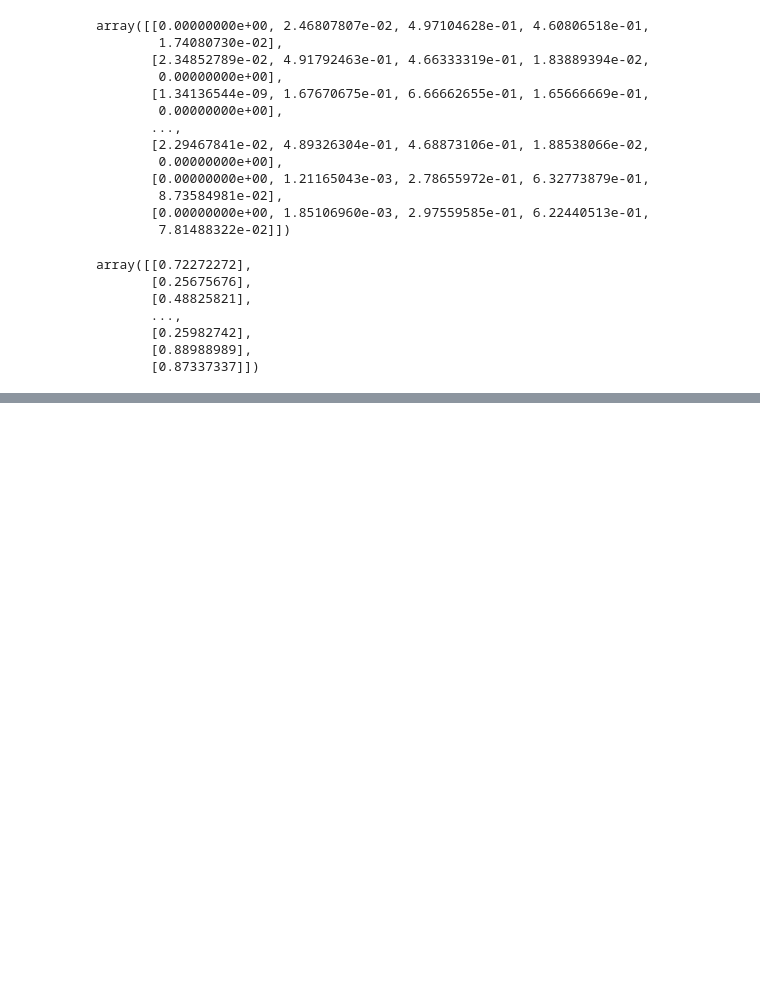
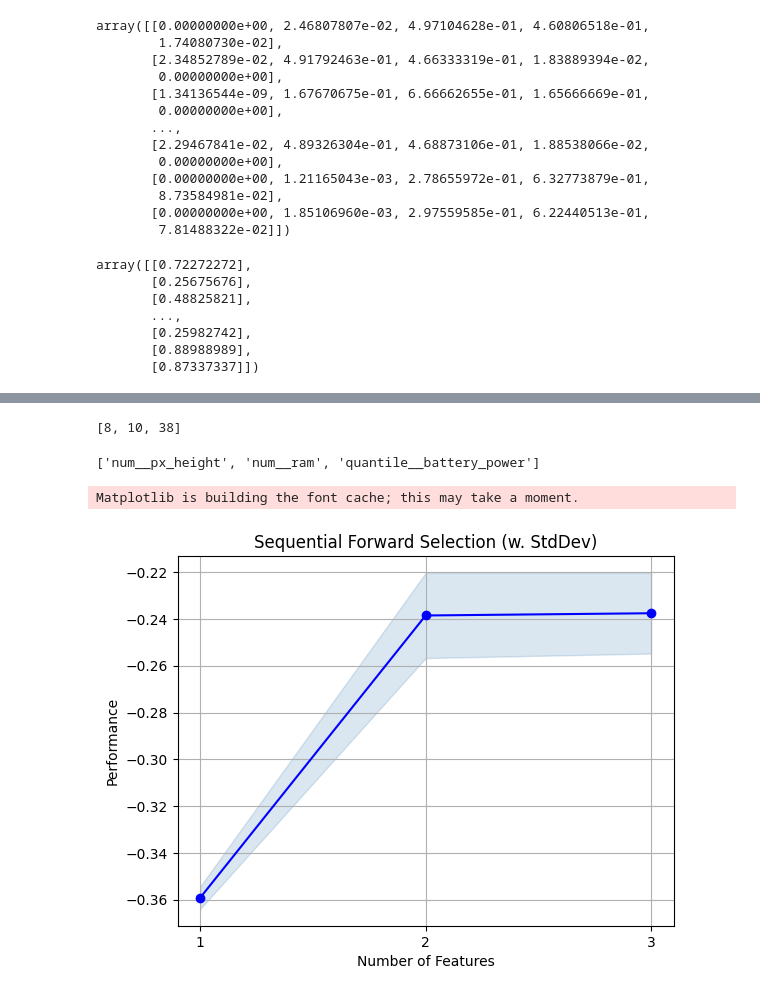
Before and after one commit to Alexandr-Fenske/IIS-lab1, a Jupyter notebook: research/research.ipynb, the cells around one changed output, grey strips where cells are left out. Drawn from its saved outputs; the diff is of its cells as text; code cells hidden in the pictures; blank space fills up the shorter version.

```diff
--- a/research/research.ipynb
+++ b/research/research.ipynb
@@ -339,0 +426,3 @@ assert (run.info.status =='FINISHED')
+# %%
+rfe_idx = rfe_skl_selector.support_
+rfe_idx
@@ -339,0 +443,19 @@ assert (run.info.status =='FINISHED')
+# %%
+class ColumnExtractor(object):
+
+    def __init__(self, cols):
+        self.cols = cols
+
+    def transform(self, X):
+        return X[:,self.cols]
+
+    def fit(self, X, y=None):
+        return self
+# %%
+rfe_skl_pipeline = Pipeline(steps=[
+    ('preprocessor', preprocessor_sklearn),
+    ('rfe_extractor', ColumnExtractor(rfe_idx)),
+    ('model', classifier)
+])
+
+rfe_skl_pipeline.fit(X_train, y_train)
@@ -347,0 +513,9 @@ NameError: name 'X_train_sklearn' is not defined
+# %%
+sfs = SequentialFeatureSelector(RandomForestClassifier(n_estimators=3),
+                                k_features=3,
+                                forward=True,
+                                floating=False, # True to drop selected features
+                                scoring='neg_mean_absolute_error',
+                                cv=2)
+
+sfs.fit(X_train_fe_sklearn,y_train)
@@ -347,0 +543,22 @@ NameError: name 'X_train_sklearn' is not defined
+# %%
+rfe_sfs_idx = list(sfs.k_feature_idx_)
+rfe_sfs_idx
+# %% [output]
+[8, 10, 38]
+# %%
+rfe_sfs_col = list(sfs.k_feature_names_)
+rfe_sfs_col
+# %% [output]
+['num__px_height', 'num__ram', 'quantile__battery_power']
+# %%
+import matplotlib.pyplot as plt
+from mlxtend.plotting import plot_sequential_feature_selection as plot_sfs
+
+fig = plot_sfs(sfs.get_metric_dict(), kind='std_dev')
+
+plt.title('Sequential Forward Selection (w. StdDev)')
+plt.grid()
+plt.show()
+# %% [output]
+Matplotlib is building the font cache; this may take a moment.
+[figure, added]
```
Also changed, not shown: parts of 28 cells of this notebook.
